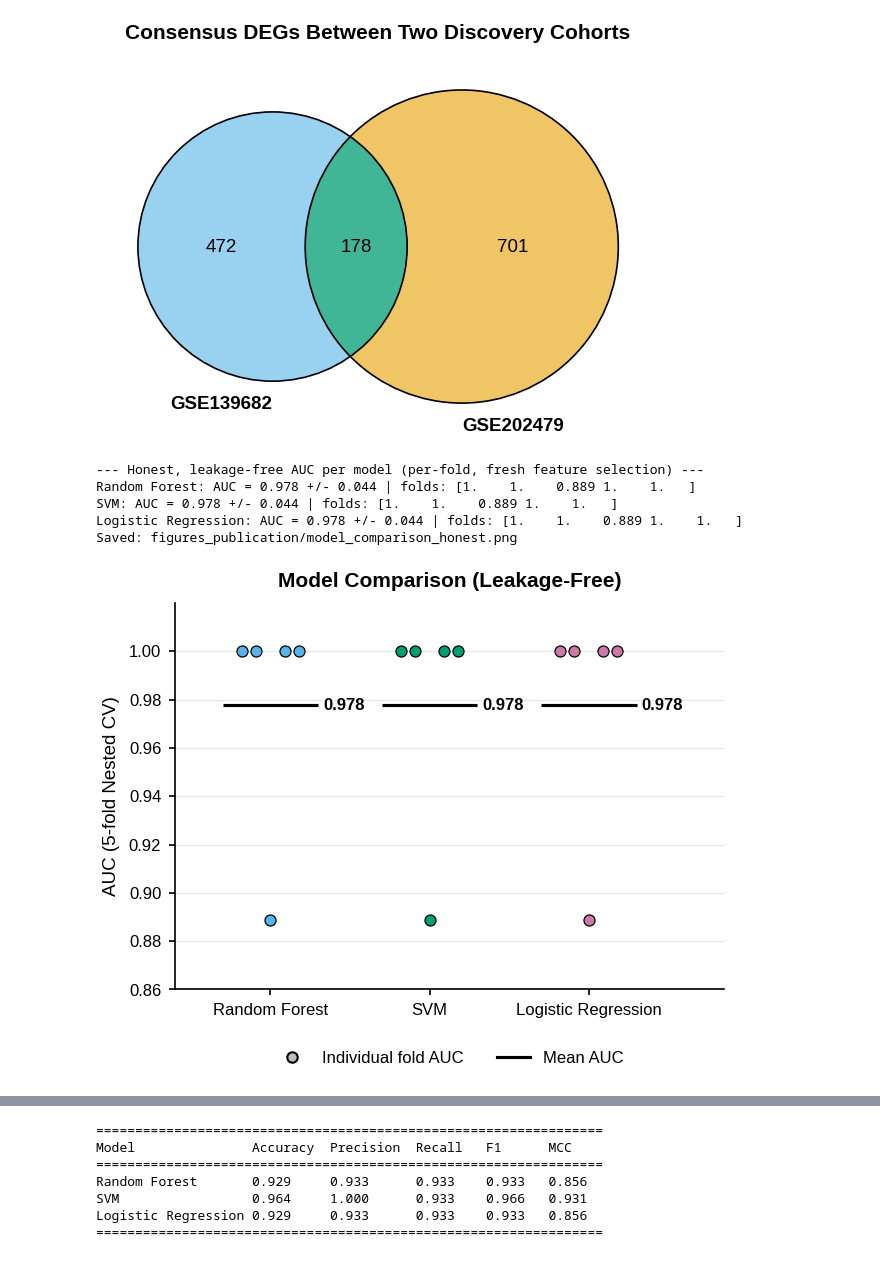
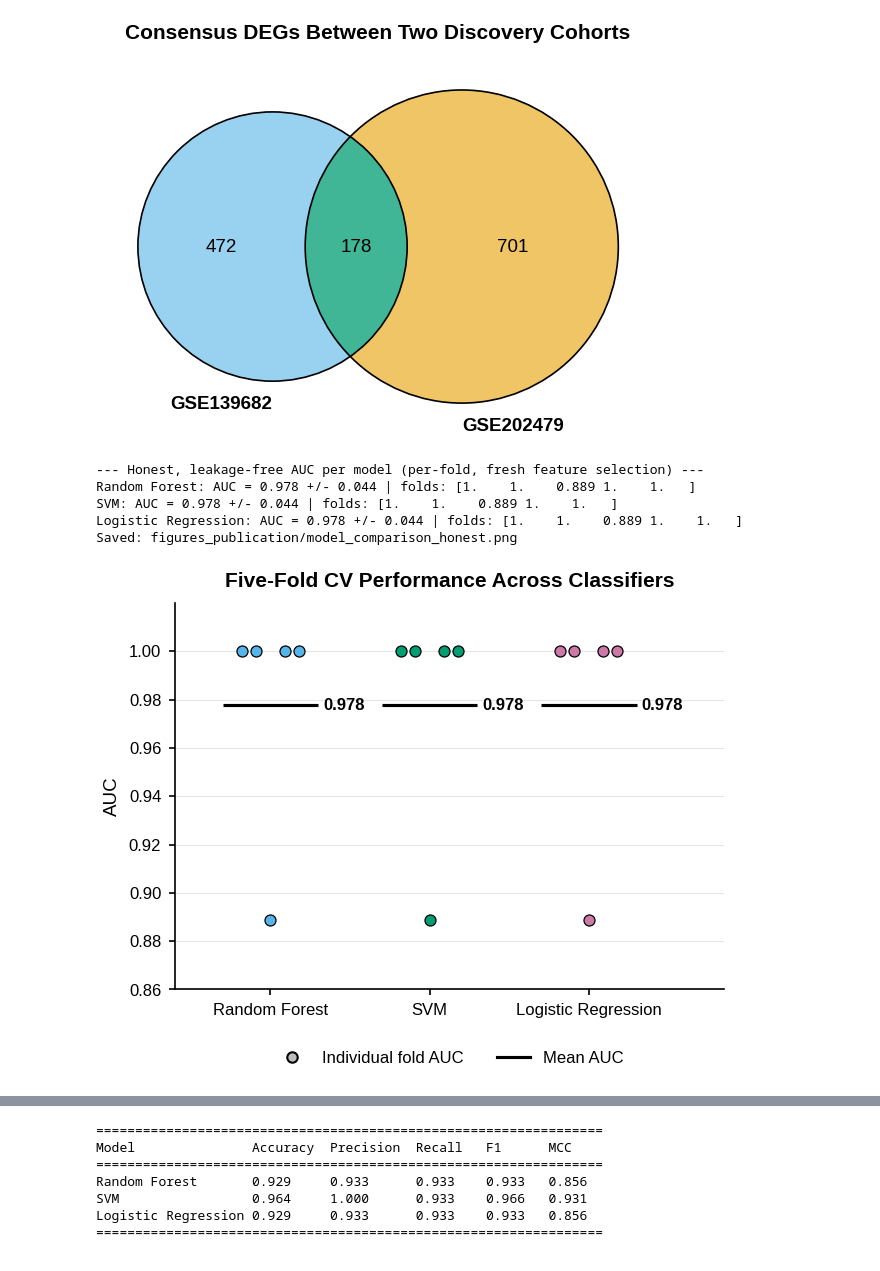
Before and after one commit to DhimanTarafdar/gallbladder_cancer_research, a Jupyter notebook: Gallbladder_Cancer_Biomarker_Pipeline.ipynb, the cells around one changed output, grey strips where cells are left out. Cells and saved outputs as stored; diff of their text form; code cells hidden in the pictures.

```diff
--- a/Gallbladder_Cancer_Biomarker_Pipeline.ipynb
+++ b/Gallbladder_Cancer_Biomarker_Pipeline.ipynb
@@ -1066,35 +1079,35 @@ for i, (name, scores) in enumerate(model_results.items()):
     offset = np.linspace(-0.18, 0.18, len(scores))
     ax.scatter(np.full(len(scores), i) + offset, scores, s=28, color=colors[i],
                edgecolor="black", linewidth=0.6, zorder=3)
     # Mean AUC line
     ax.hlines(mean_val, i - 0.3, i + 0.3, color="black", linewidth=1.5, zorder=4)
     ax.text(i + 0.33, mean_val, f"{mean_val:.3f}", va="center", ha="left",
             fontsize=8, fontweight="bold")
 
 ax.set_xticks(range(len(names)))
 ax.set_xticklabels(names)
 ax.set_xlim(-0.6, len(names) - 0.15)
 ax.set_ylim(0.86, 1.02)
 ax.set_yticks(np.arange(0.86, 1.001, 0.02))
-ax.set_ylabel('AUC (5-fold Nested CV)')
-ax.set_title('Model Comparison (Leakage-Free)', fontsize=10, fontweight='bold', pad=8)
+ax.set_ylabel('AUC')
+ax.set_title('Five-Fold CV Performance Across Classifiers', fontsize=10, fontweight='bold', pad=8)
 ax.grid(axis="x", visible=False)
 
 # Small legend explaining the symbols (below the plot)
 ax.legend(handles=[
     Line2D([0], [0], marker='o', color='w', markerfacecolor='#BDBDBD',
            markeredgecolor='black', markersize=5, label='Individual fold AUC'),
     Line2D([0], [0], color='black', linewidth=1.5, label='Mean AUC'),
 ], loc='upper center', bbox_to_anchor=(0.5, -0.12), ncol=2)
 
 save_fig(fig, 'model_comparison_honest')
 plt.show()
 # %% [output]
 --- Honest, leakage-free AUC per model (per-fold, fresh feature selection) ---
 Random Forest: AUC = 0.978 +/- 0.044 | folds: [1.    1.    0.889 1.    1.   ]
 SVM: AUC = 0.978 +/- 0.044 | folds: [1.    1.    0.889 1.    1.   ]
 Logistic Regression: AUC = 0.978 +/- 0.044 | folds: [1.    1.    0.889 1.    1.   ]
 Saved: figures_publication/model_comparison_honest.png
-[figure, old version]
+[figure, new version]
 # %%
 # ============================================================
```
Also changed, not shown: parts of 11 cells of this notebook.
